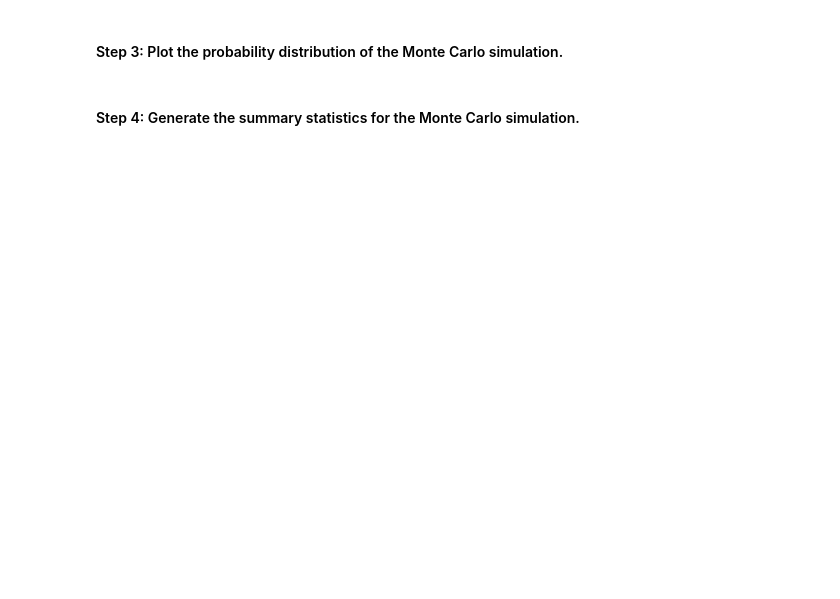
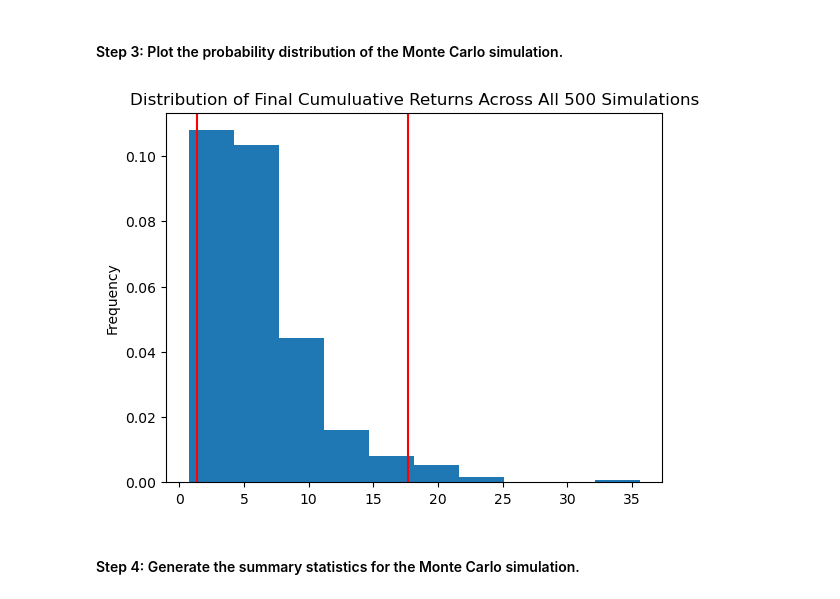
Before and after one commit to PhilipTimothe/Fin-Tech-Module-5, a Jupyter notebook: financial_planning_tools.ipynb, the cells around one changed output. Drawn from its saved outputs; the diff is of its cells as text; code cells hidden in the pictures; blank space fills up the shorter version.

```diff
--- a/financial_planning_tools.ipynb
+++ b/financial_planning_tools.ipynb
@@ -581,7 +596,9 @@ MC_sim_line_plot = MC_thirty_year.plot_simulation()
 # %%
 # Visualize the probability distribution of the 30-year Monte Carlo simulation
 # by plotting a histogram
-MC_sim_dist_plot = MC_fiveyear.plot_distribution()
+MC_sim_dist_plot = MC_thirty_year.plot_distribution()
+# %% [output]
+[figure, added]
 # %% [markdown]
 #### Step 4: Generate the summary statistics for the Monte Carlo simulation.
 # %%
```
Also changed, not shown: parts of 26 cells of this notebook, 1 other file.
